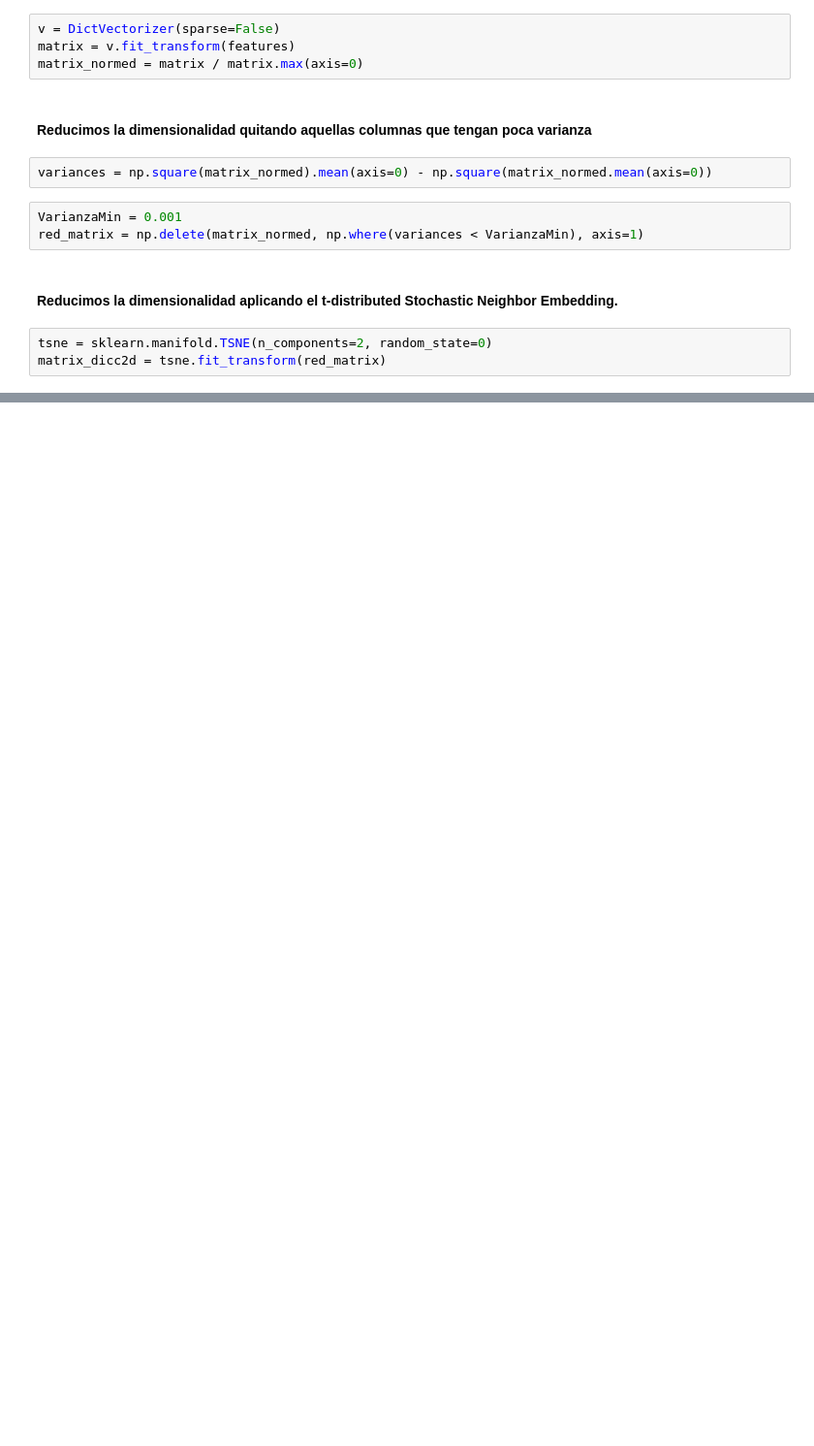
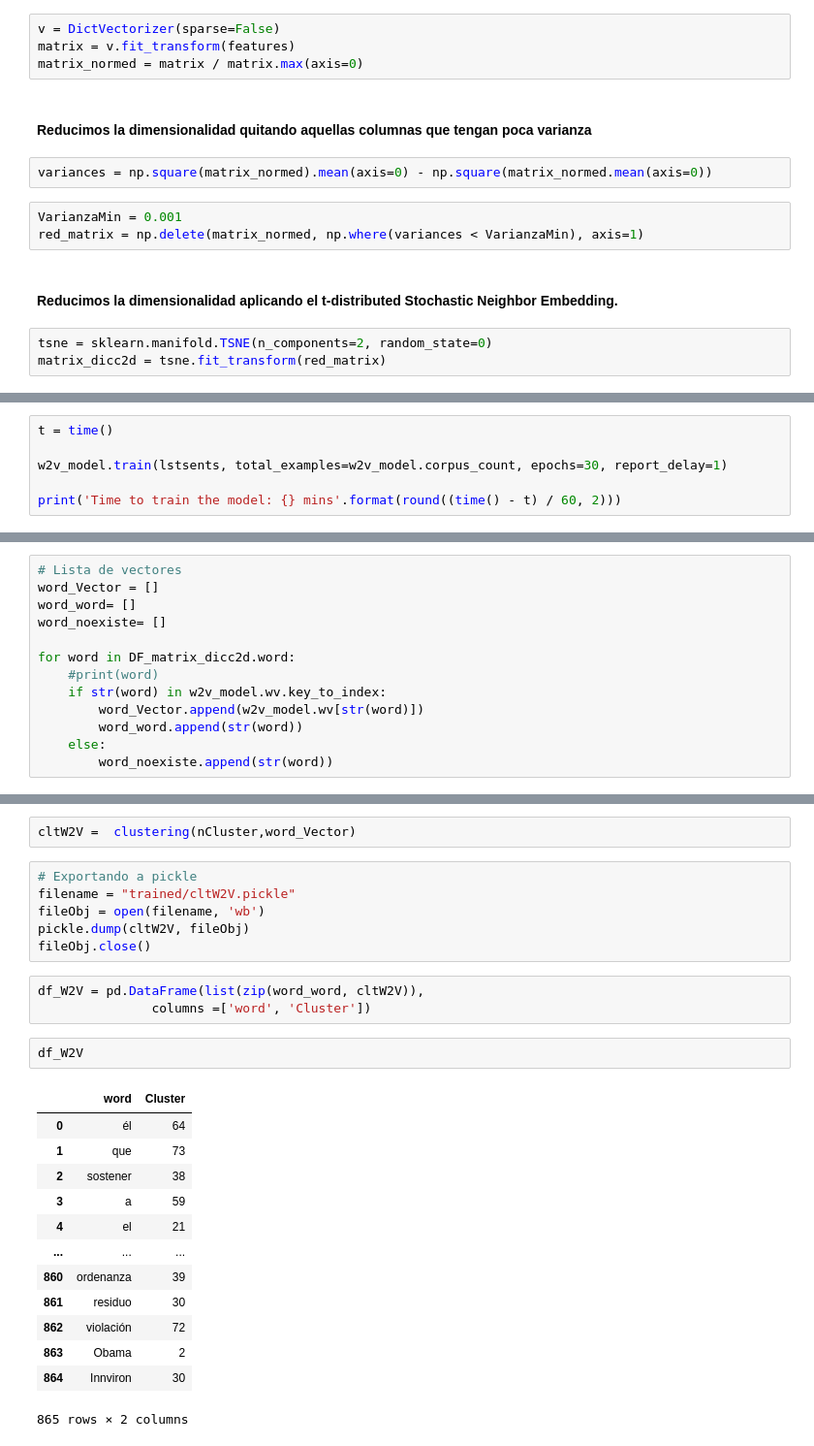
Before and after one commit to mahunz/TexMining, a Jupyter notebook: Word_Clustering.ipynb, the cells around one changed output, grey strips where cells are left out. Shown at 97% size. Drawn from its saved outputs; the diff is of its cells as text; blank space fills up the shorter version.

```diff
--- a/Word_Clustering.ipynb
+++ b/Word_Clustering.ipynb
@@ -358,0 +456,6 @@ print(printer)
+# %%
+t = time()
+
+w2v_model.train(lstsents, total_examples=w2v_model.corpus_count, epochs=30, report_delay=1)
+
+print('Time to train the model: {} mins'.format(round((time() - t) / 60, 2)))
@@ -358,0 +529,13 @@ print(printer)
+# %%
+# Lista de vectores
+word_Vector = []
+word_word= []
+word_noexiste= []
+
+for word in DF_matrix_dicc2d.word:
+    #print(word)
+    if str(word) in w2v_model.wv.key_to_index:
+        word_Vector.append(w2v_model.wv[str(word)])
+        word_word.append(str(word))
+    else:
+        word_noexiste.append(str(word))
@@ -358,0 +555,27 @@ print(printer)
+# %%
+cltW2V =  clustering(nCluster,word_Vector)
+# %%
+# Exportando a pickle
+filename = "trained/cltW2V.pickle"
+fileObj = open(filename, 'wb')
+pickle.dump(cltW2V, fileObj)
+fileObj.close()
+# %%
+df_W2V = pd.DataFrame(list(zip(word_word, cltW2V)),
+               columns =['word', 'Cluster'])
+# %%
+df_W2V
+# %% [output]
+|  | word | Cluster |
+| 0 | él | 64 |
+| 1 | que | 73 |
+| 2 | sostener | 38 |
+| 3 | a | 59 |
+| 4 | el | 21 |
+| ... | ... | ... |
+| 860 | ordenanza | 39 |
+| 861 | residuo | 30 |
+| 862 | violación | 72 |
+| 863 | Obama | 2 |
+| 864 | Innviron | 30 |
+865 rows × 2 columns
```
Also changed, not shown: parts of 69 cells of this notebook, 18 other files.
